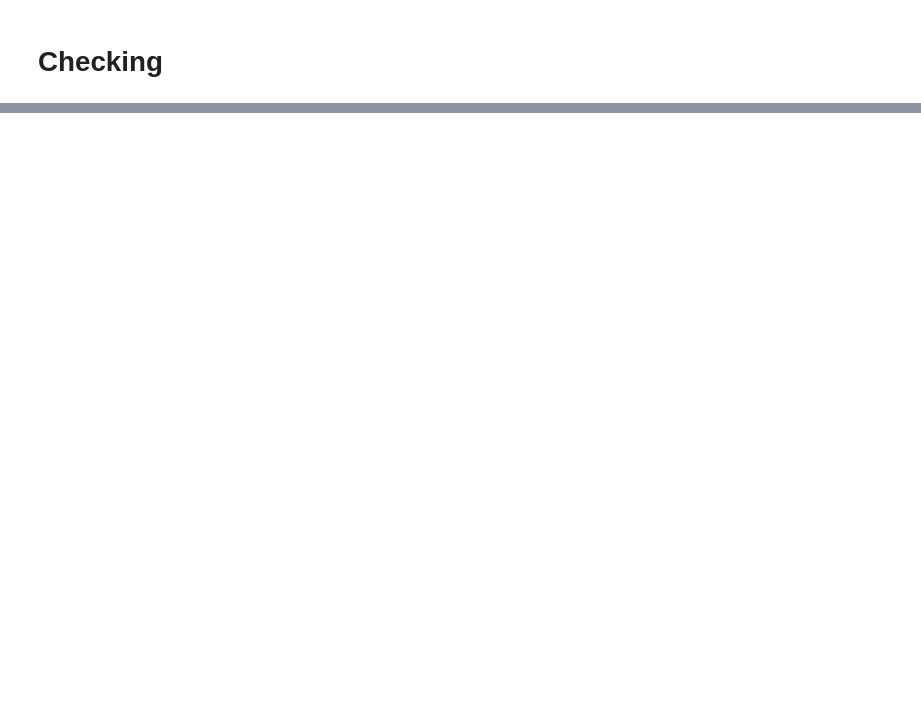
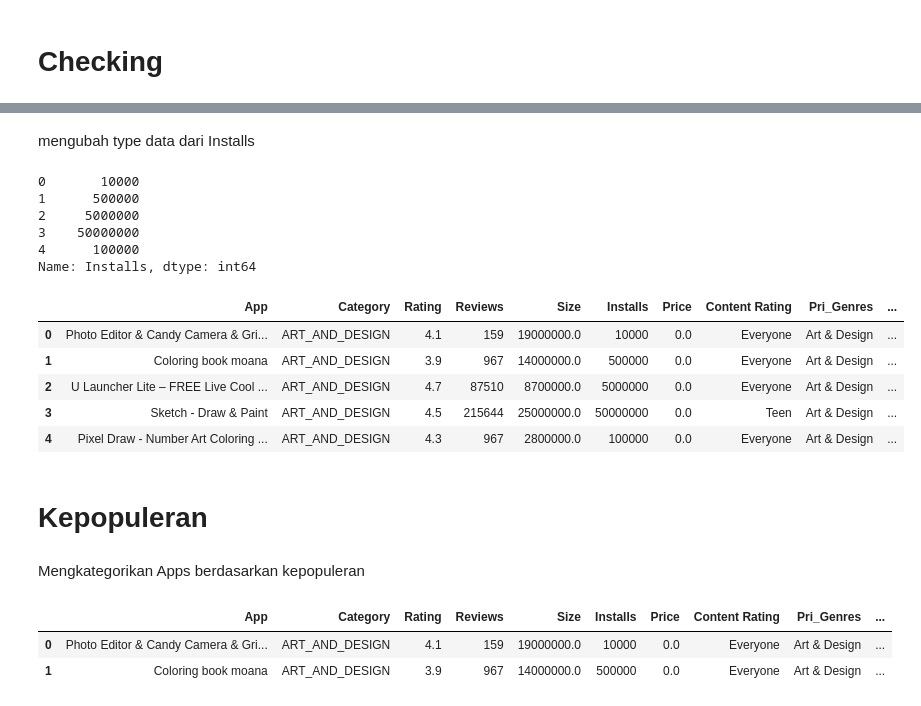
Before and after one commit to heriswn/LatihanDTS, a Jupyter notebook: Google_Play_Store.ipynb, the cells around one changed output, grey strips where cells are left out. Saved outputs shown, nothing was run; the diff lists cells and outputs as text; code cells hidden in the pictures; blank space fills up the shorter version.

```diff
--- a/Google_Play_Store.ipynb
+++ b/Google_Play_Store.ipynb
@@ -434,4 +421,4 @@ twowaytable = pd.crosstab(index=data["Pri_Genres"],columns=data["Sec_Genres"])
 # %% [markdown]
 # Checking
 # %%
-data = data.drop(columns=['Last Updated','Current Ver','Android Ver'],axis=1)
+data = data.drop(columns=['Genres','Type','Last Updated','Current Ver','Android Ver'],axis=1)
@@ -449,0 +507,24 @@ NameError: ignored
+# %%
+data.Installs = data.Installs.astype('int64')
+# %% [markdown]
+mengubah type data dari Installs
+# %%
+data.Installs.head()
+# %% [output]
+0       10000
+1      500000
+2     5000000
+3    50000000
+4      100000
+Name: Installs, dtype: int64
+# %%
+data.head()
+# %% [output]
+|  | App | Category | Rating | Reviews | Size | Installs | Price | Content Rating | Pri_Genres | ... |
+| 0 | Photo Editor & Candy Camera & Gri... | ART_AND_DESIGN | 4.1 | 159 | 19000000.0 | 10000 | 0.0 | Everyone | Art & Design | ... |
+| 1 | Coloring book moana | ART_AND_DESIGN | 3.9 | 967 | 14000000.0 | 500000 | 0.0 | Everyone | Art & Design | ... |
+| 2 | U Launcher Lite – FREE Live Cool ... | ART_AND_DESIGN | 4.7 | 87510 | 8700000.0 | 5000000 | 0.0 | Everyone | Art & Design | ... |
+| 3 | Sketch - Draw & Paint | ART_AND_DESIGN | 4.5 | 215644 | 25000000.0 | 50000000 | 0.0 | Teen | Art & Design | ... |
+| 4 | Pixel Draw - Number Art Coloring ... | ART_AND_DESIGN | 4.3 | 967 | 2800000.0 | 100000 | 0.0 | Everyone | Art & Design | ... |
+# %% [markdown]
+# Kepopuleran
@@ -449,0 +539,8 @@ NameError: ignored
+# %% [markdown]
+Mengkategorikan Apps berdasarkan kepopuleran
+# %%
+data.head(2)
+# %% [output]
+|  | App | Category | Rating | Reviews | Size | Installs | Price | Content Rating | Pri_Genres | ... |
+| 0 | Photo Editor & Candy Camera & Gri... | ART_AND_DESIGN | 4.1 | 159 | 19000000.0 | 10000 | 0.0 | Everyone | Art & Design | ... |
+| 1 | Coloring book moana | ART_AND_DESIGN | 3.9 | 967 | 14000000.0 | 500000 | 0.0 | Everyone | Art & Design | ... |
```
Also changed, not shown: parts of 51 cells of this notebook.
